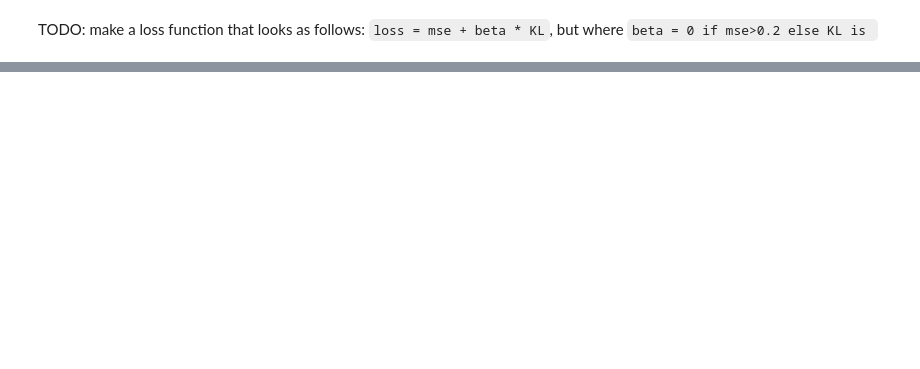
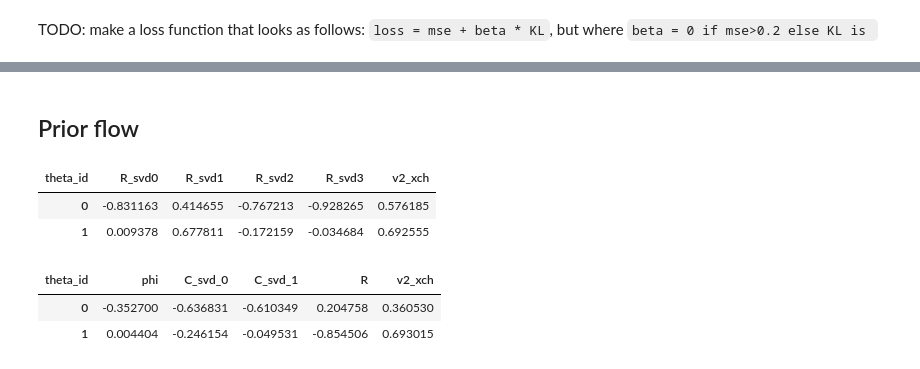
Before and after one commit to Patrickens/sbmfi, a Jupyter notebook: MDV_compres.ipynb, the cells around one changed output, grey strips where cells are left out. Cells and saved outputs as stored; diff of their text form; code cells hidden in the pictures; blank space fills up the shorter version.

```diff
--- a/MDV_compres.ipynb
+++ b/MDV_compres.ipynb
@@ -7,5 +5,26 @@ In this notebook I will show all of the machine learning steps that are necessar
 # %%
-from sbmfi.models.small_models import spiro, multi_modal
-from sbmfi.core.simulator import DataSetSim
+from sbmfi.models.small_models import spiro
 from sbmfi.inference.priors import UniNetFluxPrior
+from sbmfi.core.polytopia import FluxCoordinateMapper
+from sbmfi.settings import BASE_DIR
+
+import warnings
+warnings.simplefilter(action='ignore', category=FutureWarning)
+
+import os
+import math
+import torch
+import time
+import tqdm
+import pickle
+
+import numpy as np
+import pandas as pd
+
+import arviz as az
+import holoviews as hv
+hv.extension('bokeh')
+
+file = os.path.join(BASE_DIR, 'spiro_50k.h5')
+dataset_id = 'ds_1'
 # %% [output]
@@ -540,0 +441,5 @@ WARNING:param.main: Option 'shared_axes' for GridMatrix type not valid for selec
+# %%
+file = os.path.join(BASE_DIR, 'spiro_SMC_20ksamples_10steps_alldata.nc')
+# smc_result.to_netcdf(file)
+
+data = az.InferenceData.from_netcdf(file)
@@ -540,0 +467,2 @@ WARNING:param.main: Option 'shared_axes' for GridMatrix type not valid for selec
+# %% [markdown]
+## Prior flow
@@ -540,0 +471,30 @@ WARNING:param.main: Option 'shared_axes' for GridMatrix type not valid for selec
+# %%
+theta = basebayes.read_hdf(hdf=file, dataset_id=dataset_id, what='theta', pandalize=False)
+pd.DataFrame(theta.numpy(), columns=basebayes.theta_id).head(2)
+# %% [output]
+| theta_id | R_svd0 | R_svd1 | R_svd2 | R_svd3 | v2_xch |
+| 0 | -0.831163 | 0.414655 | -0.767213 | -0.928265 | 0.576185 |
+| 1 | 0.009378 | 0.677811 | -0.172159 | -0.034684 | 0.692555 |
+# %%
+thermo_fluxes = model._fcm.map_theta_2_fluxes(theta, return_thermo=True)
+
+cyl_fcm = FluxCoordinateMapper(
+    model=model,
+    pr_verbose = False,
+    kernel_basis ='svd',  # basis for null-space of simplified polytope
+    basis_coordinates = 'cylinder',  # which variables will be considered free (basis or simplified)
+    logit_xch_fluxes = False,  # whether to logit exchange fluxes
+    hemi_sphere=False,
+    scale_bound=1.0,
+)
+cyl_fcm_file = os.path.join(BASE_DIR, 'cyl_fcm.p')
+pickle.dump(cyl_fcm, open(cyl_fcm_file,'wb'))
+cyl_fcm = pickle.load(open(cyl_fcm_file,'rb'))
+
+cylinder_theta = cyl_fcm.map_fluxes_2_theta(thermo_fluxes, is_thermo=True)
+
+pd.DataFrame(cylinder_theta.numpy(), columns=cyl_fcm.theta_id).head(2)
+# %% [output]
+| theta_id | phi | C_svd_0 | C_svd_1 | R | v2_xch |
+| 0 | -0.352700 | -0.636831 | -0.610349 | 0.204758 | 0.360530 |
+| 1 | 0.004404 | -0.246154 | -0.049531 | -0.854506 | 0.693015 |
```
Also changed, not shown: parts of 84 cells of this notebook, 8 other files.
